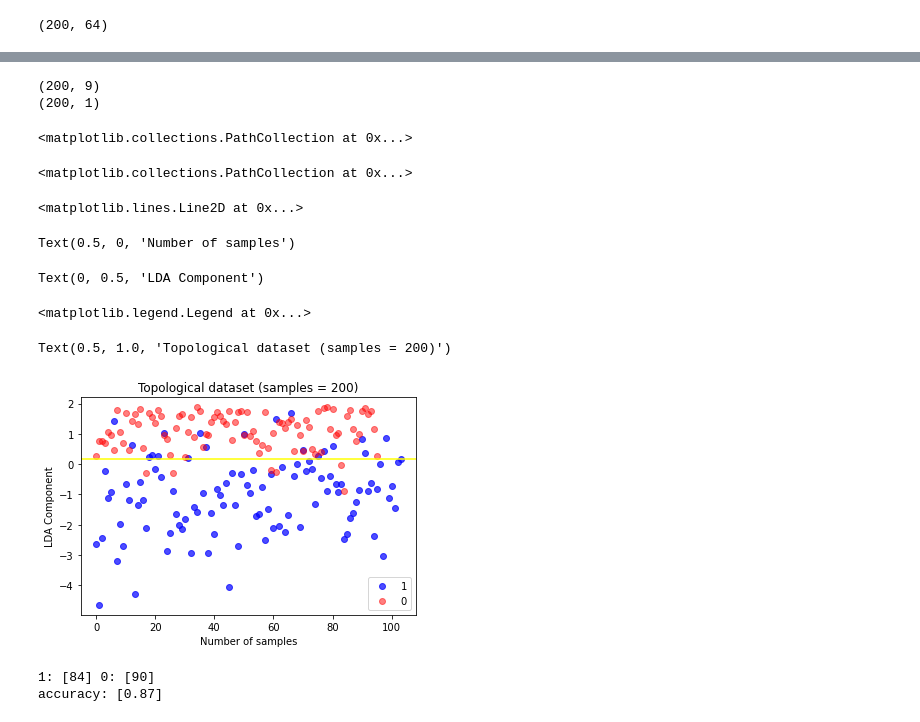
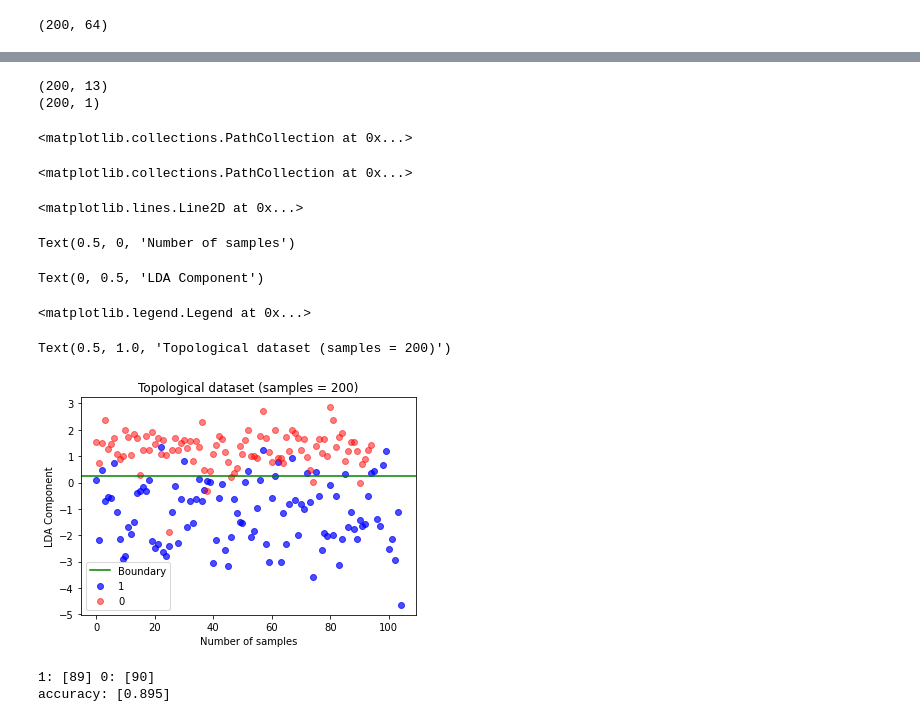
Before and after one commit to timpostuvan/link-prediction-facebook100, a Jupyter notebook: Feature Analysis.ipynb, the cells around one changed output, grey strips where cells are left out. Cells and saved outputs as stored; diff of their text form; code cells hidden in the pictures.

```diff
--- a/Feature Analysis.ipynb
+++ b/Feature Analysis.ipynb
@@ -107,6 +166,6 @@ accuracy: [0.94]
 # %%
 path = './data/'
-top_data = pd.read_csv('./data/topological_train_filtered.data', sep='\t')
+top_data = pd.read_csv('./data/topological_test.data', sep='\t')
 top_data.head()
 
 top_data = top_data.sample(n=200)
@@ -145,33 +204,33 @@ for i, color in enumerate(colors):
 # %%
 print(X.shape)
 lda = LinearDiscriminantAnalysis()
 X_lda = lda.fit(X, y).transform(X)
 print(X_lda.shape)
 ones = y==1
 zeros = y==0
 plt.scatter(x=list(range(X_lda[ones].shape[0])),y=X_lda[ones],c='b',alpha=0.7,label='1')
 plt.scatter(x=list(range(X_lda[zeros].shape[0])),y=X_lda[zeros],c='r',alpha=0.5,label='0')
-plt.axhline(lda.intercept_,color='yellow')
+plt.axhline(lda.intercept_,color='green',label='Boundary')
 plt.xlabel("Number of samples")
 plt.ylabel("LDA Component")
 plt.legend(loc='best')
 plt.title('Topological dataset (samples = 200)')
 plt.savefig('toplda')
 plt.show()
 # %% [output]
-(200, 9)
+(200, 13)
 (200, 1)
 <matplotlib.collections.PathCollection at 0x...>
 <matplotlib.collections.PathCollection at 0x...>
 <matplotlib.lines.Line2D at 0x...>
 Text(0.5, 0, 'Number of samples')
 Text(0, 0.5, 'LDA Component')
 <matplotlib.legend.Legend at 0x...>
 Text(0.5, 1.0, 'Topological dataset (samples = 200)')
-[figure, old version]
+[figure, new version]
 # %%
 print("1:",sum(X_lda[ones]< lda.intercept_),"0:",sum(X_lda[zeros]>lda.intercept_))
 print ("accuracy:", (sum(X_lda[ones]< lda.intercept_) + sum(X_lda[zeros]>lda.intercept_))/200)
 # %% [output]
-1: [84] 0: [90]
-accuracy: [0.87]
+1: [89] 0: [90]
+accuracy: [0.895]
```
Also changed, not shown: parts of 10 cells of this notebook, 2 other files.
